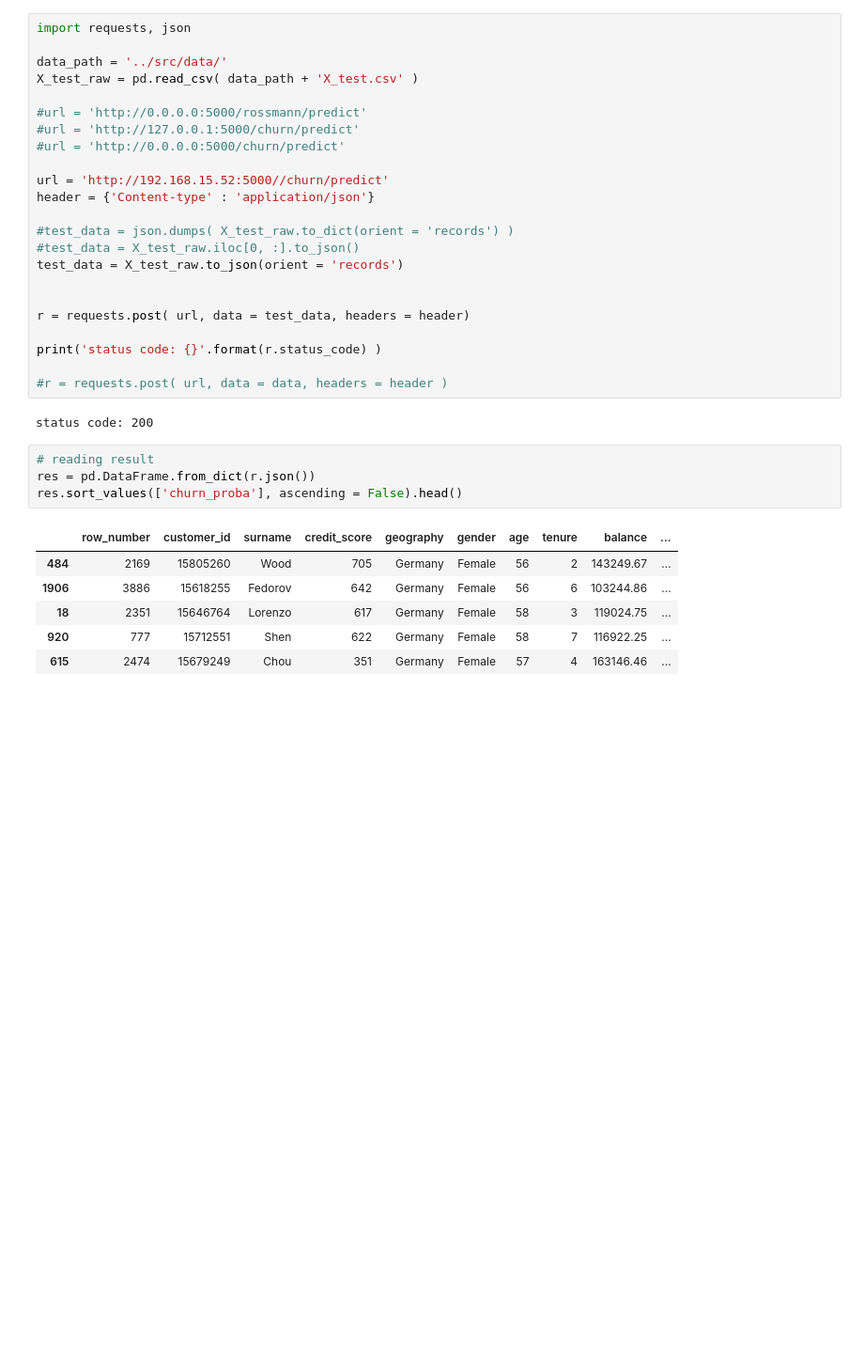
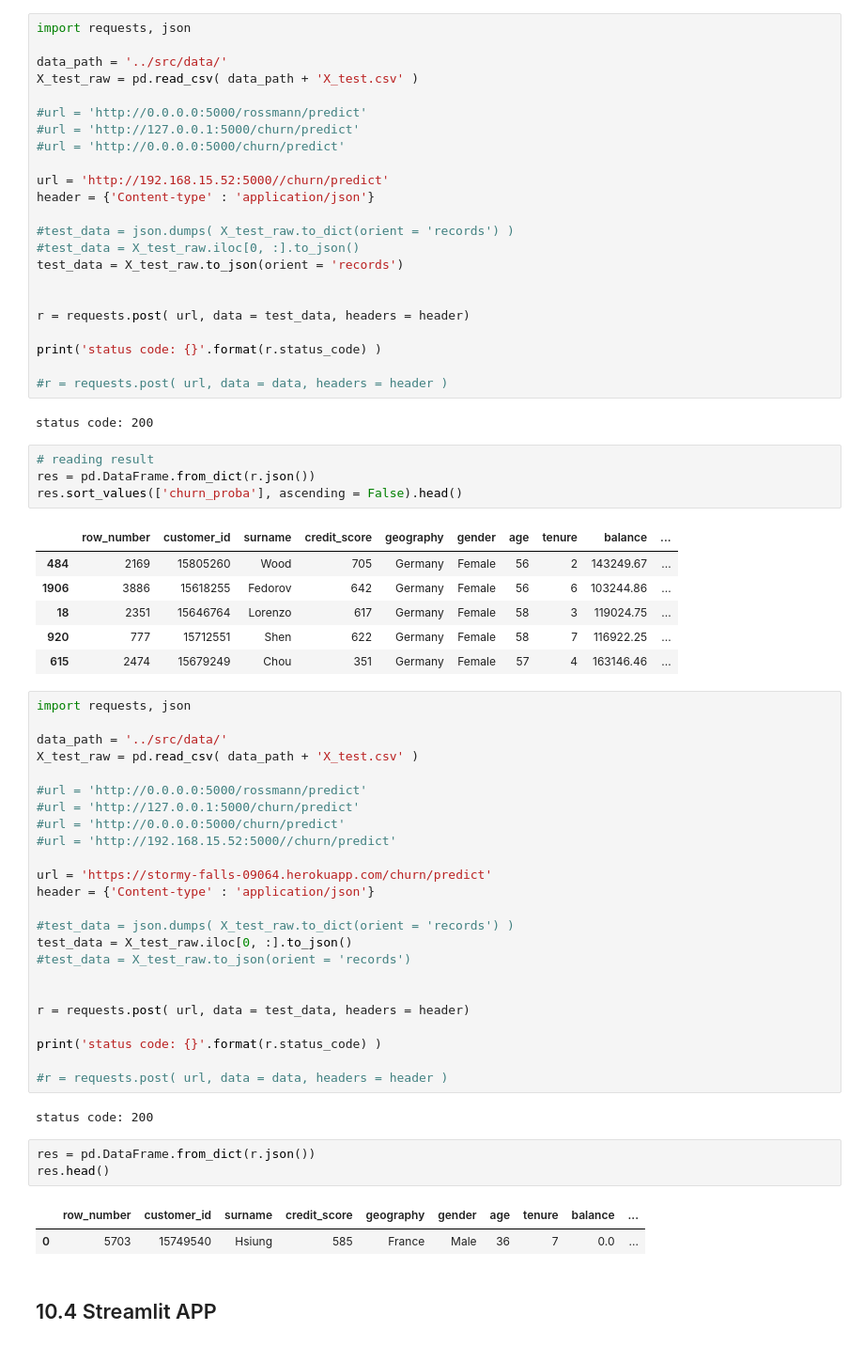
Before and after one commit to humberto-aguiar/churn_prediction, a Jupyter notebook: notebooks/churn_01.ipynb, the cells around one changed output. Shown at 94% size. Saved outputs shown, nothing was run; the diff lists cells and outputs as text; blank space fills up the shorter version.

Commit message:
finish api deploy on heroku

```diff
--- a/notebooks/churn_01.ipynb
+++ b/notebooks/churn_01.ipynb
@@ -1878,3 +1878,37 @@ res.sort_values(['churn_proba'], ascending = False).head()
 | 18 | 2351 | 15646764 | Lorenzo | 617 | Germany | Female | 58 | 3 | 119024.75 | ... |
 | 920 | 777 | 15712551 | Shen | 622 | Germany | Female | 58 | 7 | 116922.25 | ... |
 | 615 | 2474 | 15679249 | Chou | 351 | Germany | Female | 57 | 4 | 163146.46 | ... |
+# %%
+import requests, json
+
+data_path = '../src/data/'
+X_test_raw = pd.read_csv( data_path + 'X_test.csv' )
+
+#url = 'http://0.0.0.0:5000/rossmann/predict'
+#url = 'http://127.0.0.1:5000/churn/predict'
+#url = 'http://0.0.0.0:5000/churn/predict'
+#url = 'http://192.168.15.52:5000//churn/predict'
+
+url = 'https://stormy-falls-09064.herokuapp.com/churn/predict'
+header = {'Content-type' : 'application/json'}
+
+#test_data = json.dumps( X_test_raw.to_dict(orient = 'records') )
+test_data = X_test_raw.iloc[0, :].to_json()
+#test_data = X_test_raw.to_json(orient = 'records')
+
+
+r = requests.post( url, data = test_data, headers = header)
+
+print('status code: {}'.format(r.status_code) )
+
+#r = requests.post( url, data = data, headers = header )
+# %% [output]
+status code: 200
+# %%
+res = pd.DataFrame.from_dict(r.json())
+res.head()
+# %% [output]
+|  | row_number | customer_id | surname | credit_score | geography | gender | age | tenure | balance | ... |
+| 0 | 5703 | 15749540 | Hsiung | 585 | France | Male | 36 | 7 | 0.0 | ... |
+# %% [markdown]
+## 10.4 Streamlit APP
```
Also changed, not shown: 4 other files.
